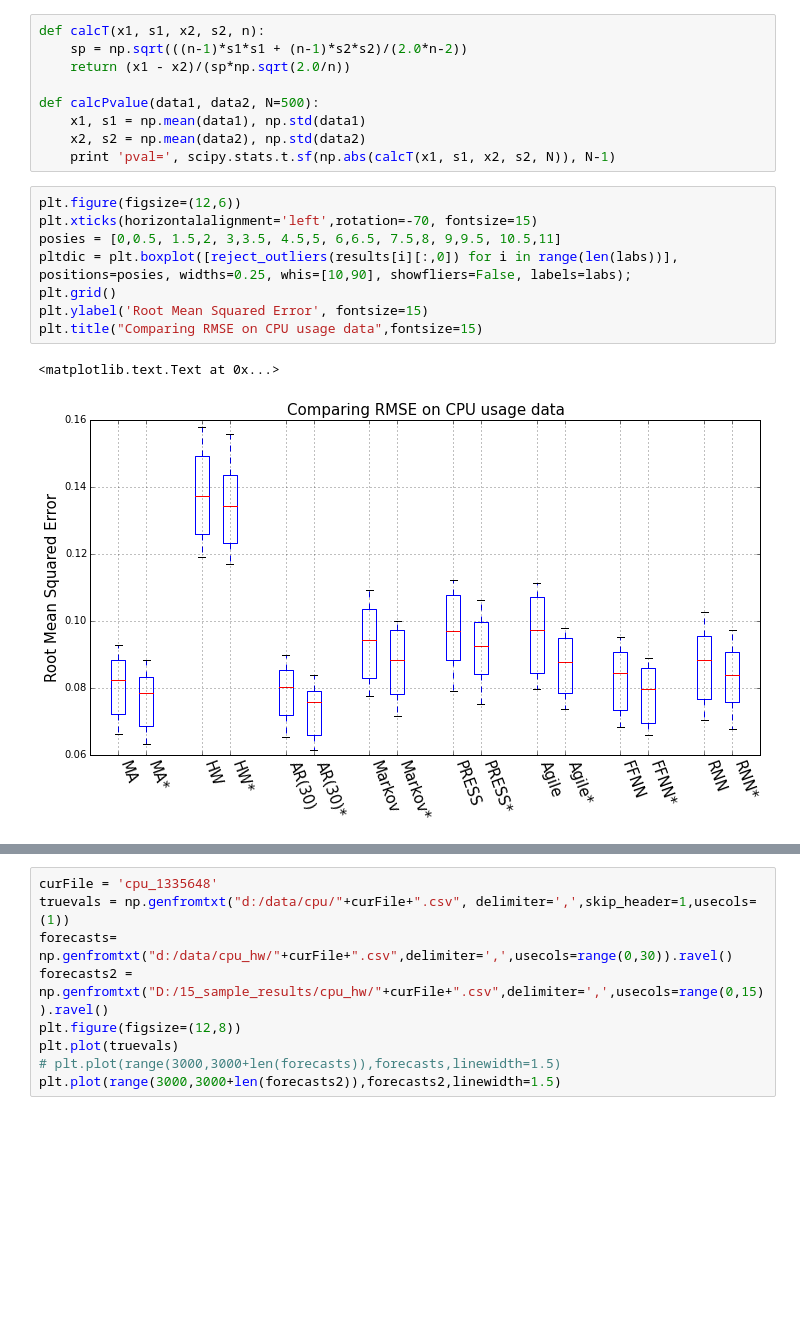
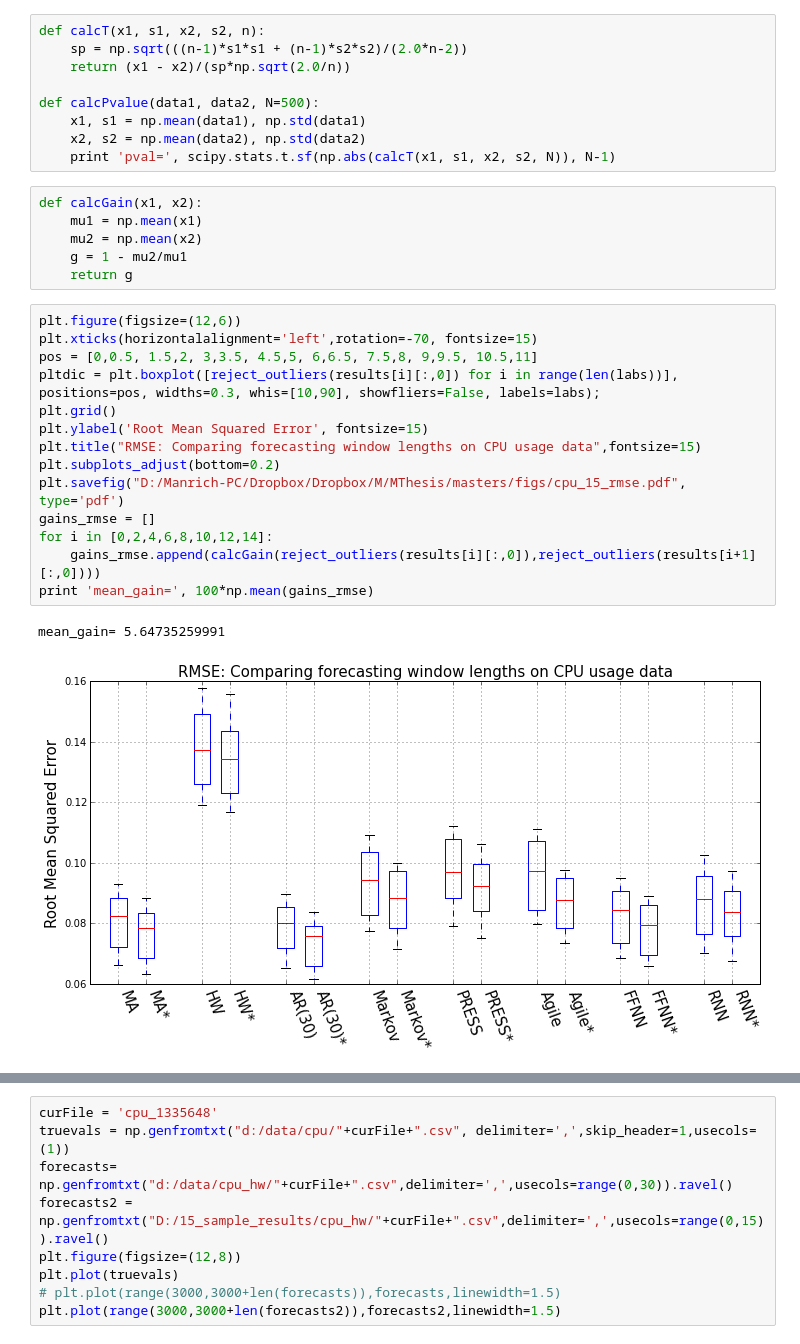
Before and after one commit to Manrich121/ForecastingCloud, a Jupyter notebook: DataPlot/src/model_15sample_cpu.ipynb, the cells around one changed output, grey strips where cells are left out. Drawn from its saved outputs; the diff is of its cells as text; blank space fills up the shorter version.

Commit message:
Performed 15 sample forecasting window evals

```diff
--- a/DataPlot/src/model_15sample_cpu.ipynb
+++ b/DataPlot/src/model_15sample_cpu.ipynb
@@ -45,14 +45,26 @@ def calcPvalue(data1, data2, N=500):
     x1, s1 = np.mean(data1), np.std(data1)
     x2, s2 = np.mean(data2), np.std(data2)
     print 'pval=', scipy.stats.t.sf(np.abs(calcT(x1, s1, x2, s2, N)), N-1)
+# %%
+def calcGain(x1, x2):
+    mu1 = np.mean(x1)
+    mu2 = np.mean(x2)
+    g = 1 - mu2/mu1
+    return g
 # %%
 plt.figure(figsize=(12,6))
 plt.xticks(horizontalalignment='left',rotation=-70, fontsize=15)
-posies = [0,0.5, 1.5,2, 3,3.5, 4.5,5, 6,6.5, 7.5,8, 9,9.5, 10.5,11]
-pltdic = plt.boxplot([reject_outliers(results[i][:,0]) for i in range(len(labs))], positions=posies, widths=0.25, whis=[10,90], showfliers=False, labels=labs);
+pos = [0,0.5, 1.5,2, 3,3.5, 4.5,5, 6,6.5, 7.5,8, 9,9.5, 10.5,11]
+pltdic = plt.boxplot([reject_outliers(results[i][:,0]) for i in range(len(labs))], positions=pos, widths=0.3, whis=[10,90], showfliers=False, labels=labs);
 plt.grid()
 plt.ylabel('Root Mean Squared Error', fontsize=15)
-plt.title("Comparing RMSE on CPU usage data",fontsize=15)
+plt.title("RMSE: Comparing forecasting window lengths on CPU usage data",fontsize=15)
+plt.subplots_adjust(bottom=0.2)
+plt.savefig("D:/Manrich-PC/Dropbox/Dropbox/M/MThesis/masters/figs/cpu_15_rmse.pdf", type='pdf')
+gains_rmse = []
+for i in [0,2,4,6,8,10,12,14]:
+    gains_rmse.append(calcGain(reject_outliers(results[i][:,0]),reject_outliers(results[i+1][:,0])))
+print 'mean_gain=', 100*np.mean(gains_rmse)
 # %% [output]
-<matplotlib.text.Text at 0x...>
+mean_gain= 5.64735259991
-[figure, old version]
+[figure, new version]
```
Also changed, not shown: parts of 5 cells of this notebook, 2 other files.
